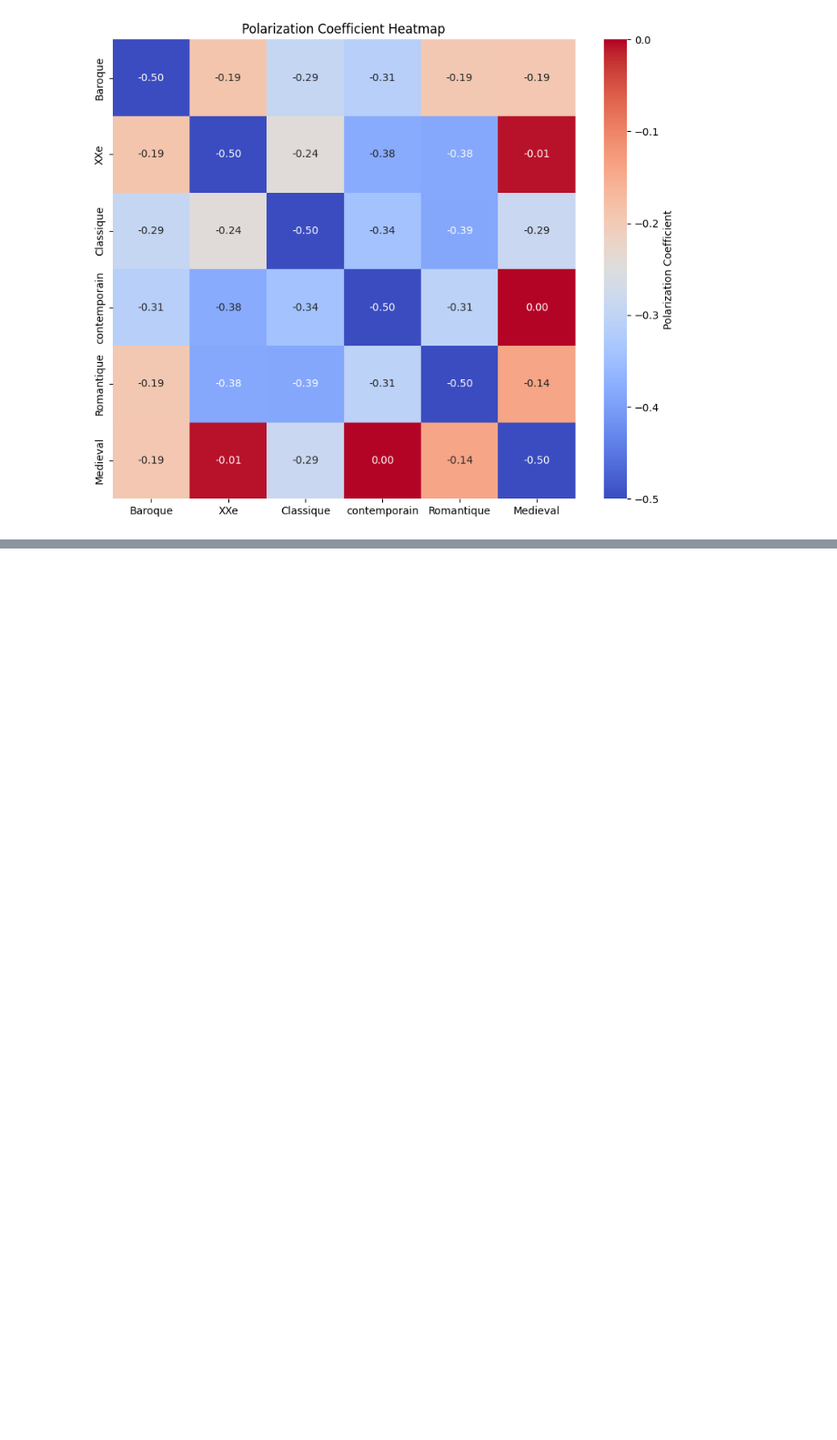
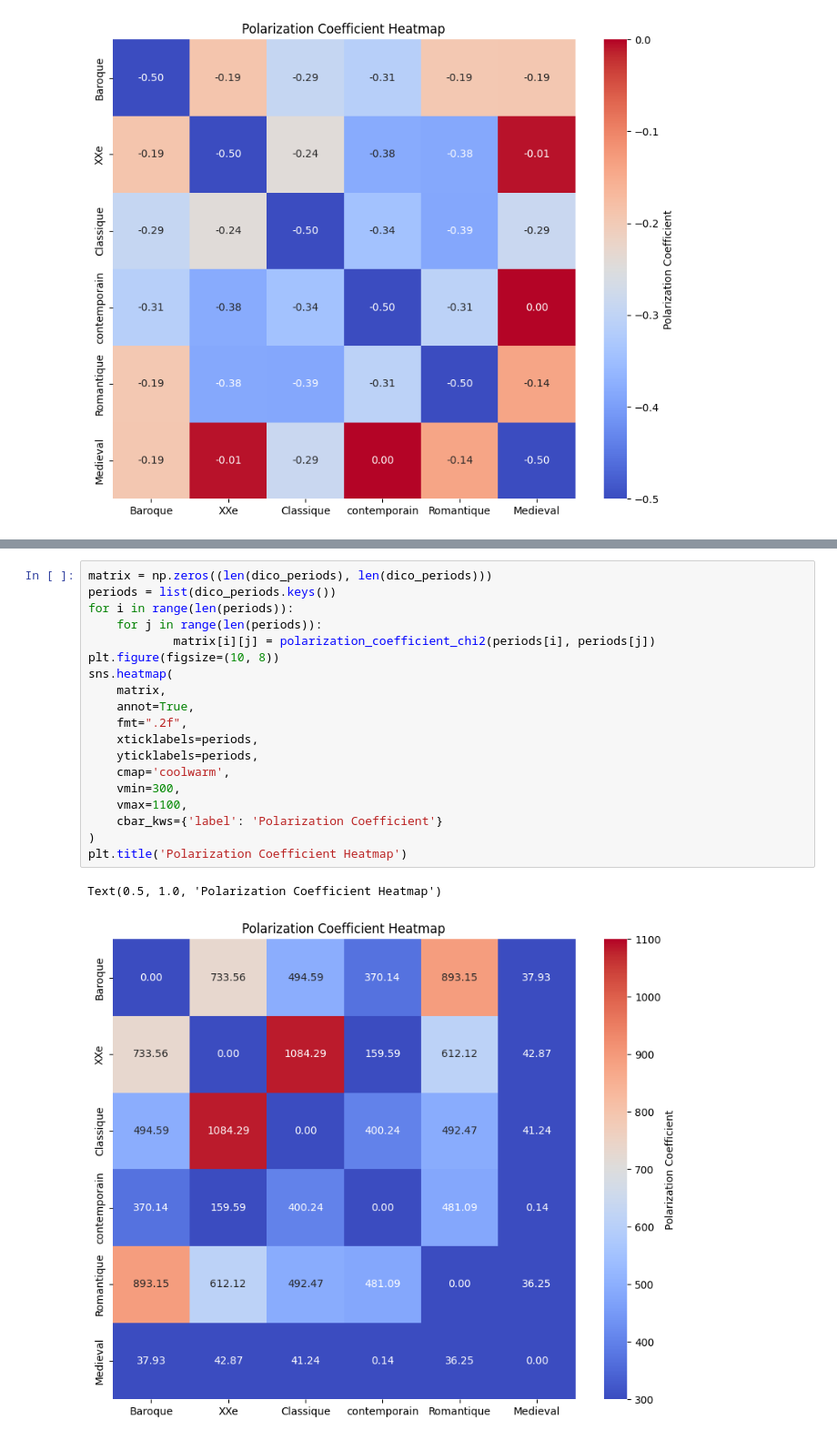
Before and after one commit to AugustinBouquillard/ClassicalGraph, a Jupyter notebook: polarization_coefficient.ipynb, the cells around one changed output, grey strips where cells are left out. Shown at 91% size. Saved outputs shown, nothing was run; the diff lists cells and outputs as text; blank space fills up the shorter version.

```diff
--- a/polarization_coefficient.ipynb
+++ b/polarization_coefficient.ipynb
@@ -70,0 +226,22 @@ Text(0.5, 1.0, 'Polarization Coefficient Heatmap')
+# %%
+matrix = np.zeros((len(dico_periods), len(dico_periods)))
+periods = list(dico_periods.keys())
+for i in range(len(periods)):
+    for j in range(len(periods)):
+            matrix[i][j] = polarization_coefficient_chi2(periods[i], periods[j])
+plt.figure(figsize=(10, 8))
+sns.heatmap(
+    matrix,
+    annot=True,
+    fmt=".2f",
+    xticklabels=periods,
+    yticklabels=periods,
+    cmap='coolwarm',
+    vmin=300,
+    vmax=1100,
+    cbar_kws={'label': 'Polarization Coefficient'}
+)
+plt.title('Polarization Coefficient Heatmap')
+# %% [output]
+Text(0.5, 1.0, 'Polarization Coefficient Heatmap')
+[figure, added]
```
Also changed, not shown: parts of 11 cells of this notebook, 1 other file.
